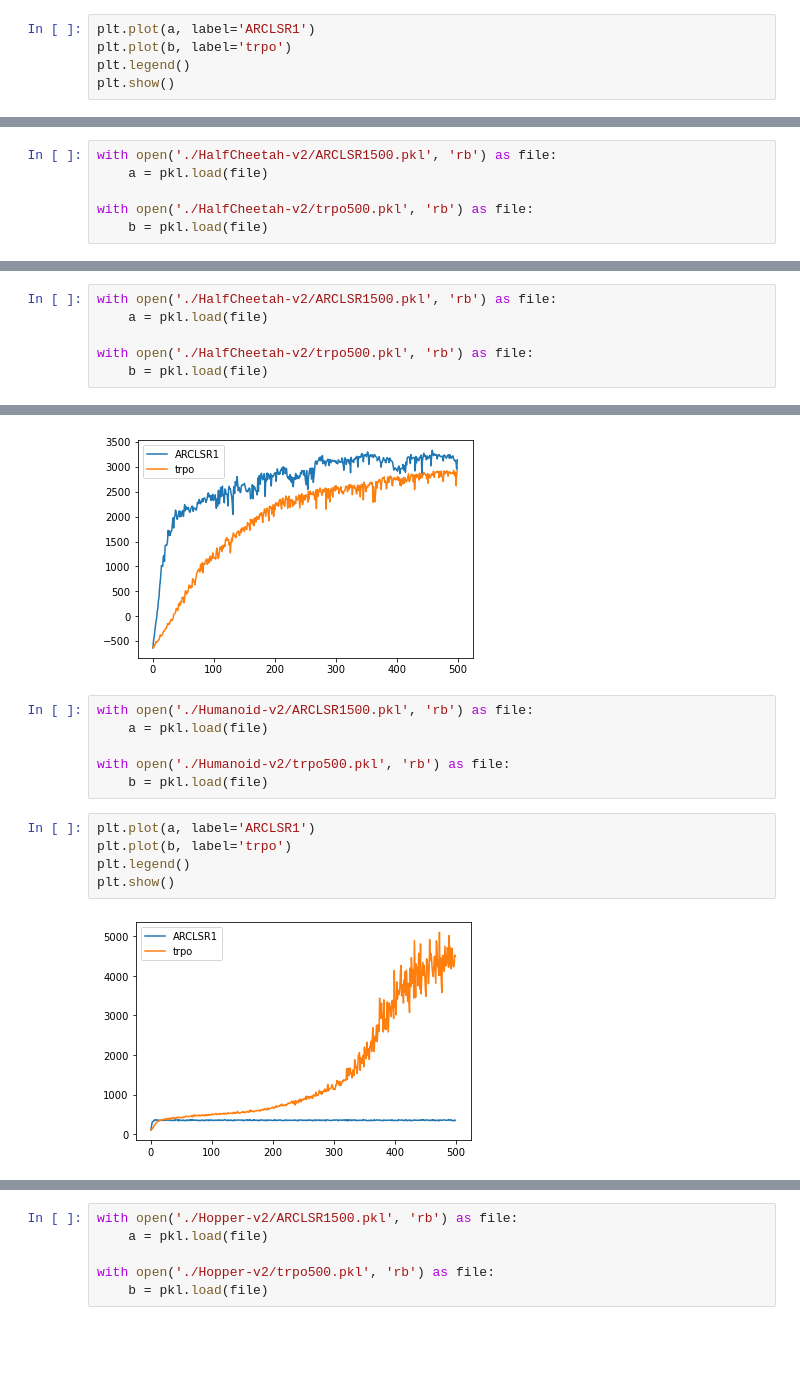
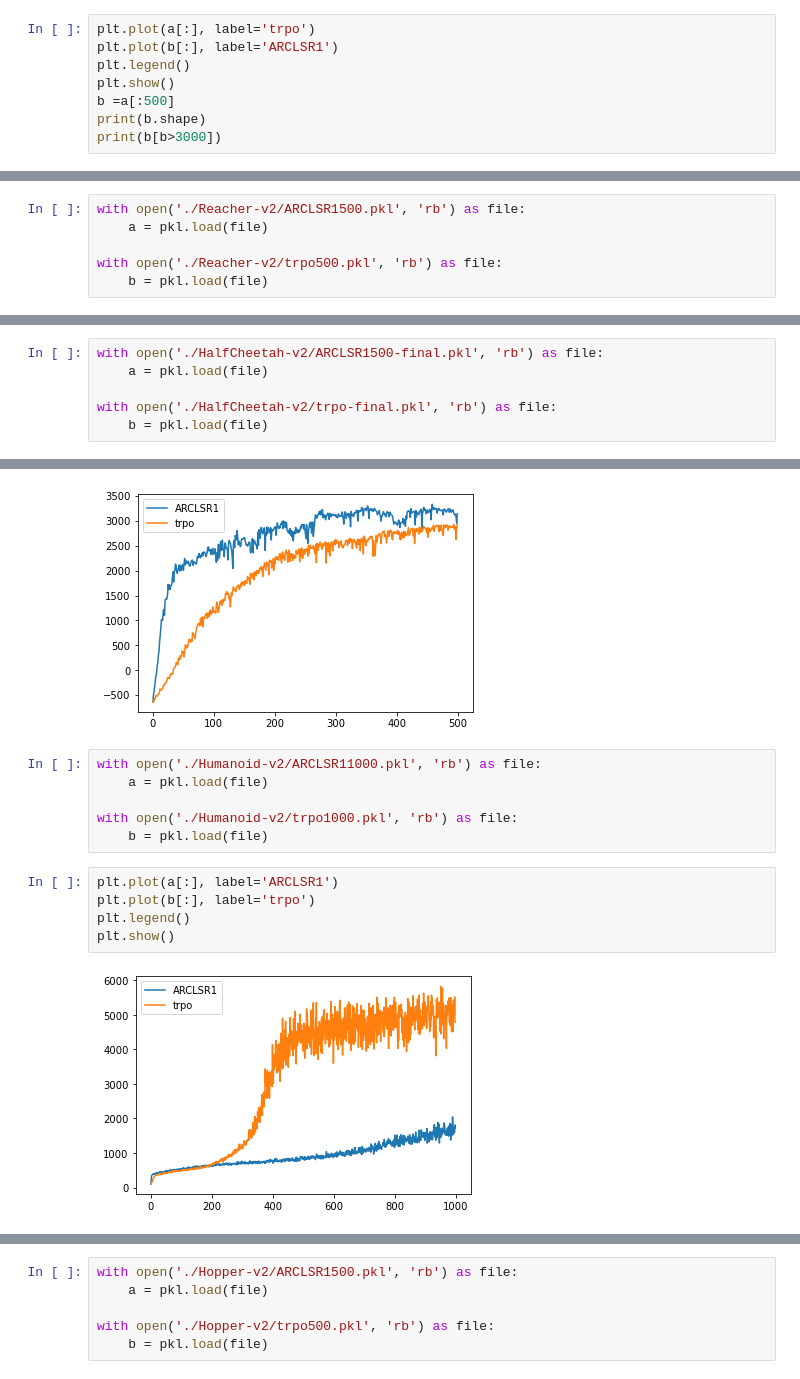
Before and after one commit to aranganath/pytorch-trpo, a Jupyter notebook: plotting.ipynb, the cells around one changed output, grey strips where cells are left out. Cells and saved outputs as stored; diff of their text form; blank space fills up the shorter version.

```diff
--- a/plotting.ipynb
+++ b/plotting.ipynb
@@ -11,6 +12,9 @@ with open('./Hopper-v2/trpo500.pkl', 'rb') as file:
 # %%
-plt.plot(a, label='ARCLSR1')
-plt.plot(b, label='trpo')
+plt.plot(a[:], label='trpo')
+plt.plot(b[:], label='ARCLSR1')
 plt.legend()
 plt.show()
+b =a[:500]
+print(b.shape)
+print(b[b>3000])
 # %% [output]
@@ -18,8 +39,8 @@ plt.show()
 # %%
-with open('./HalfCheetah-v2/ARCLSR1500.pkl', 'rb') as file:
+with open('./Reacher-v2/ARCLSR1500.pkl', 'rb') as file:
     a = pkl.load(file)
 
-with open('./HalfCheetah-v2/trpo500.pkl', 'rb') as file:
+with open('./Reacher-v2/trpo500.pkl', 'rb') as file:
     b = pkl.load(file)
 # %%
 plt.plot(a, label='ARCLSR1')
@@ -31,8 +52,8 @@ plt.show()
 # %%
-with open('./HalfCheetah-v2/ARCLSR1500.pkl', 'rb') as file:
+with open('./HalfCheetah-v2/ARCLSR1500-final.pkl', 'rb') as file:
     a = pkl.load(file)
 
-with open('./HalfCheetah-v2/trpo500.pkl', 'rb') as file:
+with open('./HalfCheetah-v2/trpo-final.pkl', 'rb') as file:
     b = pkl.load(file)
 # %%
 plt.plot(a, label='ARCLSR1')
@@ -42,15 +63,15 @@ plt.show()
 # %% [output]
 [figure]
 # %%
-with open('./Humanoid-v2/ARCLSR1500.pkl', 'rb') as file:
+with open('./Humanoid-v2/ARCLSR11000.pkl', 'rb') as file:
     a = pkl.load(file)
 
-with open('./Humanoid-v2/trpo500.pkl', 'rb') as file:
+with open('./Humanoid-v2/trpo1000.pkl', 'rb') as file:
     b = pkl.load(file)
 # %%
-plt.plot(a, label='ARCLSR1')
-plt.plot(b, label='trpo')
+plt.plot(a[:], label='ARCLSR1')
+plt.plot(b[:], label='trpo')
 plt.legend()
 plt.show()
 # %% [output]
-[figure, old version]
+[figure, new version]
```
Also changed, not shown: parts of 16 cells of this notebook, 2 other files.
